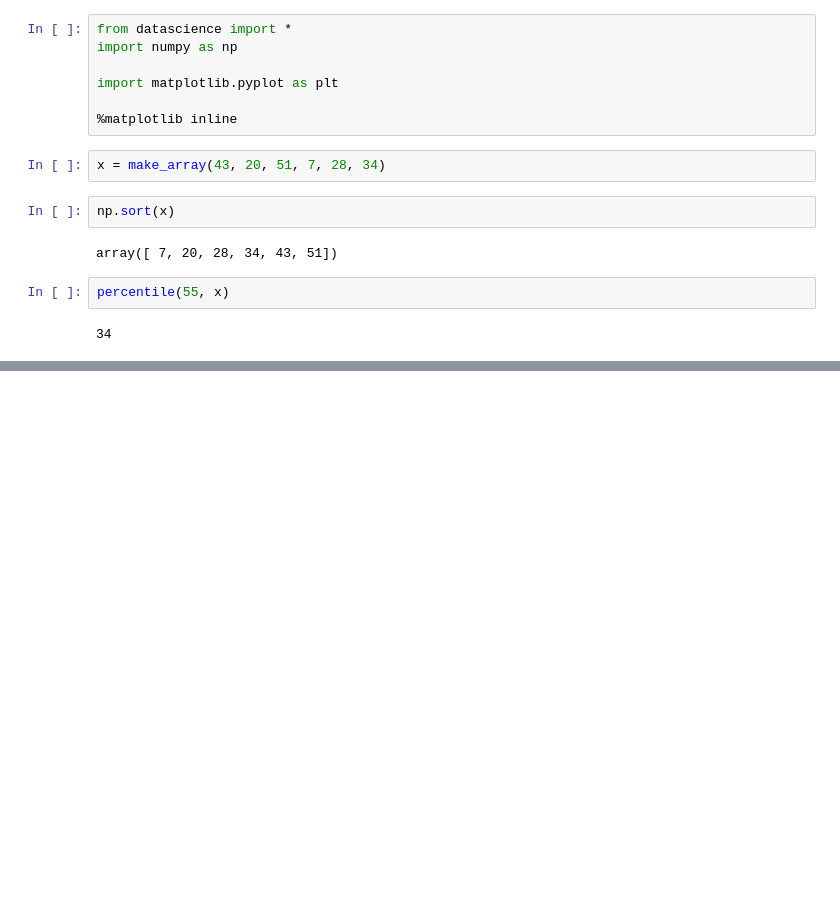
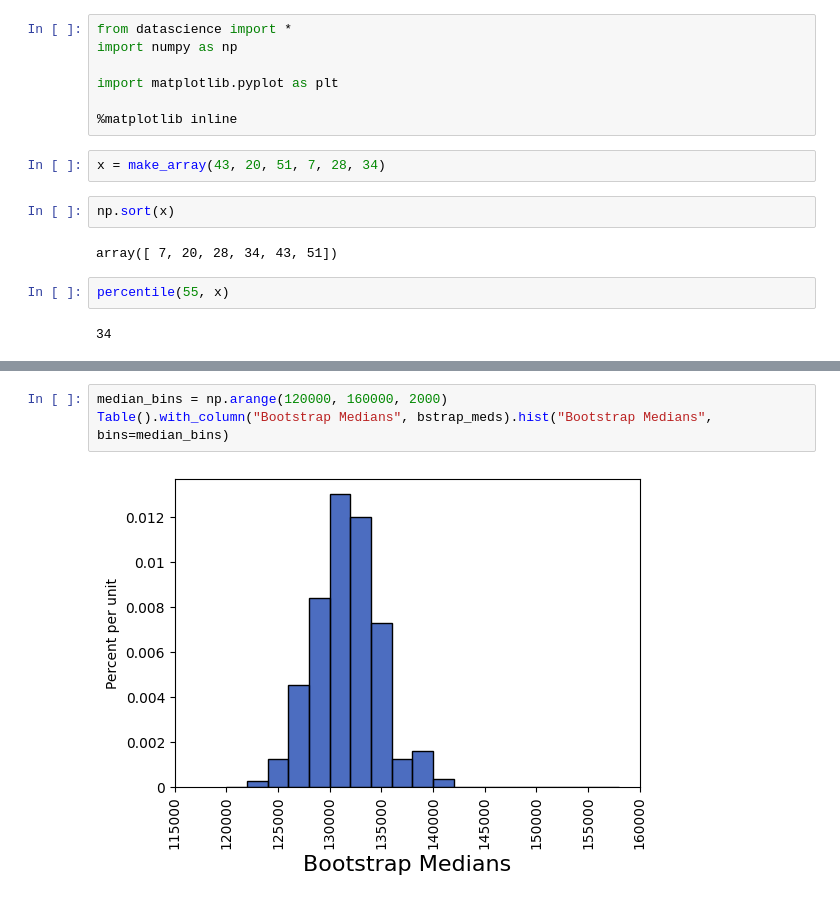
Before and after one commit to lochnes-007/Data8, a Jupyter notebook: 23-ConfidenceIntervals.ipynb, the cells around one changed output, grey strips where cells are left out. Cells and saved outputs as stored; diff of their text form; blank space fills up the shorter version.

```diff
--- a/23-ConfidenceIntervals.ipynb
+++ b/23-ConfidenceIntervals.ipynb
@@ -19,0 +80,5 @@ sf =
+# %%
+median_bins = np.arange(120000, 160000, 2000)
+Table().with_column("Bootstrap Medians", bstrap_meds).hist("Bootstrap Medians", bins=median_bins)
+# %% [output]
+[figure, added]
```
Also changed, not shown: parts of 11 cells of this notebook.
